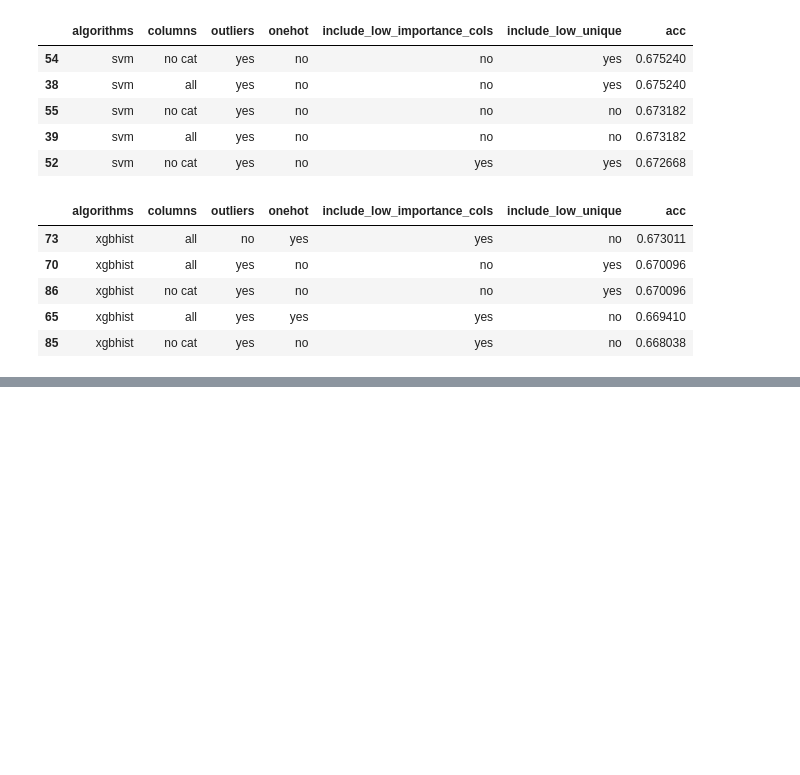
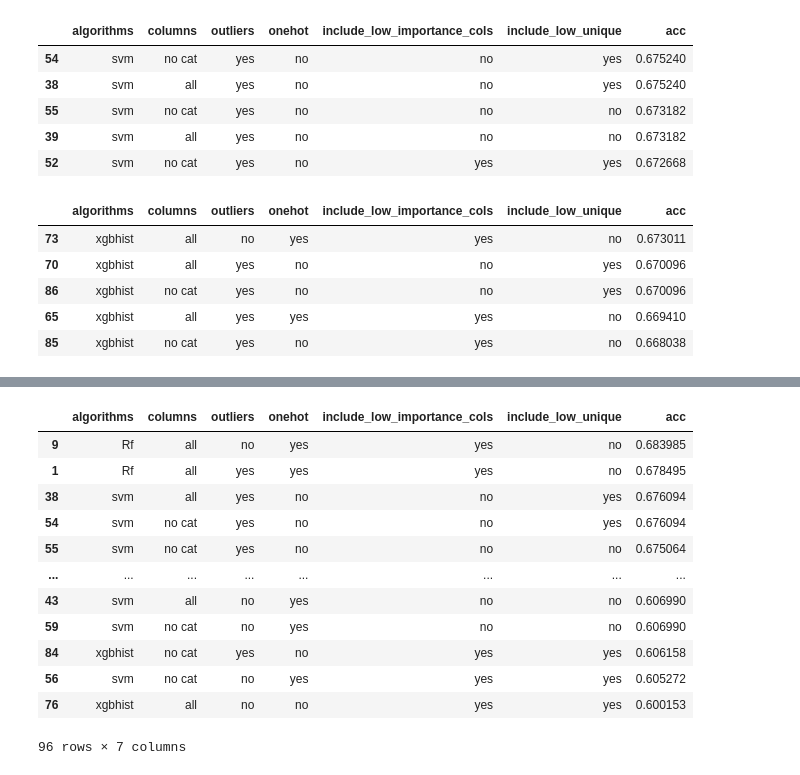
Before and after one commit to Rumoa/MADSAD-competition, a Jupyter notebook: run_lab_experiments.ipynb, the cells around one changed output, grey strips where cells are left out. Drawn from its saved outputs; the diff is of its cells as text; code cells hidden in the pictures; blank space fills up the shorter version.

```diff
--- a/run_lab_experiments.ipynb
+++ b/run_lab_experiments.ipynb
@@ -113,3 +113,15 @@ options[options['algorithms'] == "xgbhist"].sort_values("acc", ascending=False).
 | 86 | xgbhist | no cat | yes | no | no | yes | 0.670096 |
 | 65 | xgbhist | all | yes | yes | yes | no | 0.669410 |
 | 85 | xgbhist | no cat | yes | no | yes | no | 0.668038 |
+# %%
+results = []
+for i in range(len(list_of_options)):
+    print(dict(zip(names,list_of_options[i])))
+    out, out_mean = train_with_options(df_train, df_test, list_of_options[i], ncv=5)
+    results.append(out_mean)
+
+res = {'acc': results}
+b = pd.DataFrame(res)
+options["acc"] = results
+import joblib
+joblib.dump(options, "Temp/dataframe_5cv_rf_svm_xgb.joblib")
@@ -115,0 +147,16 @@ options[options['algorithms'] == "xgbhist"].sort_values("acc", ascending=False).
+# %%
+options.sort_values("acc", ascending=False)
+# %% [output]
+|  | algorithms | columns | outliers | onehot | include_low_importance_cols | include_low_unique | acc |
+| 9 | Rf | all | no | yes | yes | no | 0.683985 |
+| 1 | Rf | all | yes | yes | yes | no | 0.678495 |
+| 38 | svm | all | yes | no | no | yes | 0.676094 |
+| 54 | svm | no cat | yes | no | no | yes | 0.676094 |
+| 55 | svm | no cat | yes | no | no | no | 0.675064 |
+| ... | ... | ... | ... | ... | ... | ... | ... |
+| 43 | svm | all | no | yes | no | no | 0.606990 |
+| 59 | svm | no cat | no | yes | no | no | 0.606990 |
+| 84 | xgbhist | no cat | yes | no | yes | yes | 0.606158 |
+| 56 | svm | no cat | no | yes | yes | yes | 0.605272 |
+| 76 | xgbhist | all | no | no | yes | yes | 0.600153 |
+96 rows × 7 columns
```
Also changed, not shown: parts of 5 cells of this notebook, 6 other files.
